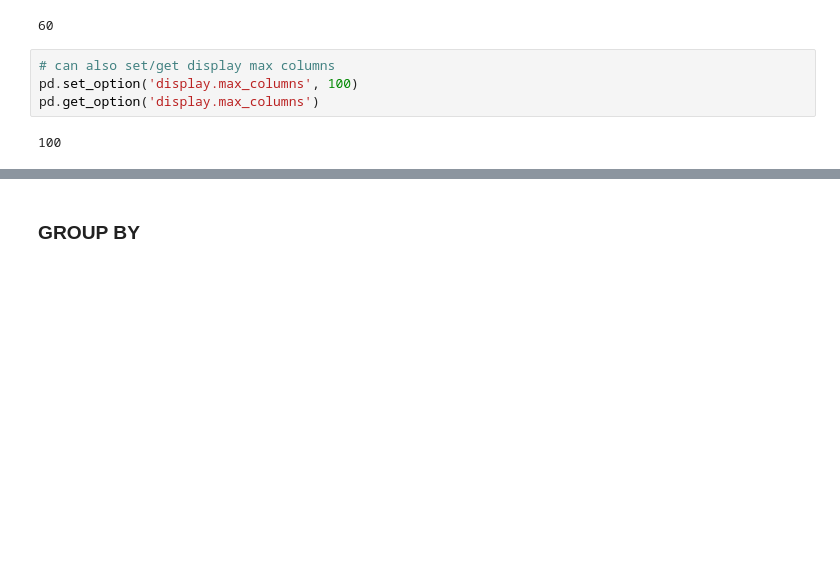
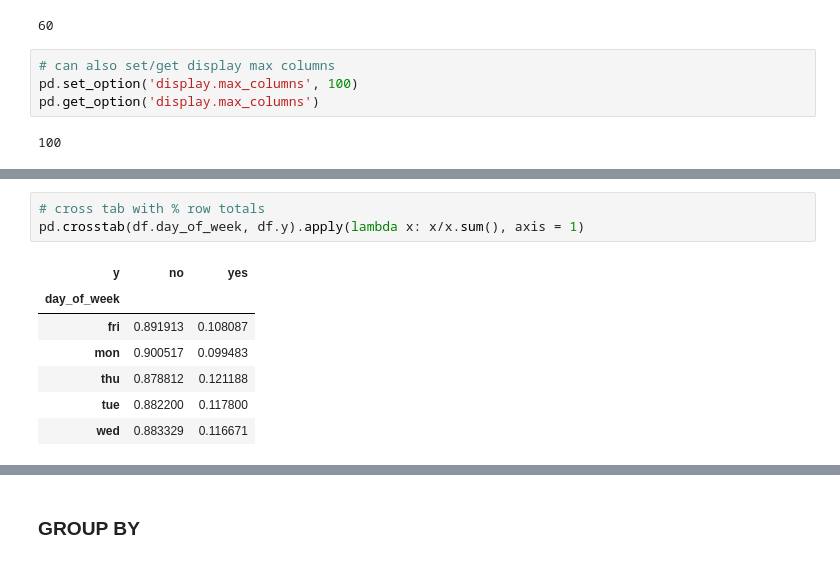
Before and after one commit to jameschesnut/code_snippets, a Jupyter notebook: pandas_functions.ipynb, the cells around one changed output, grey strips where cells are left out. Cells and saved outputs as stored; diff of their text form; blank space fills up the shorter version.

```diff
--- a/pandas_functions.ipynb
+++ b/pandas_functions.ipynb
@@ -35,0 +71,11 @@ pd.get_option('display.max_columns')
+# %%
+# cross tab with % row totals
+pd.crosstab(df.day_of_week, df.y).apply(lambda x: x/x.sum(), axis = 1)
+# %% [output]
+| y | no | yes |
+| day_of_week |  |  |
+| fri | 0.891913 | 0.108087 |
+| mon | 0.900517 | 0.099483 |
+| thu | 0.878812 | 0.121188 |
+| tue | 0.882200 | 0.117800 |
+| wed | 0.883329 | 0.116671 |
```
Also changed, not shown: parts of 23 cells of this notebook.
